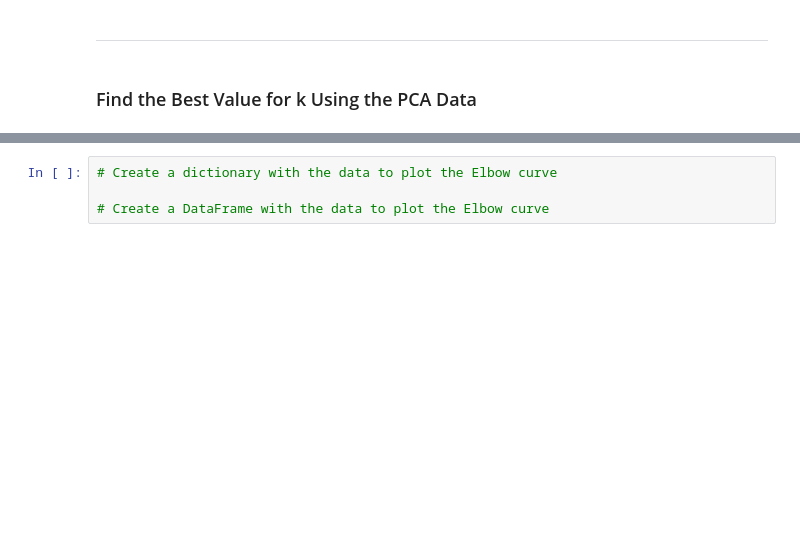
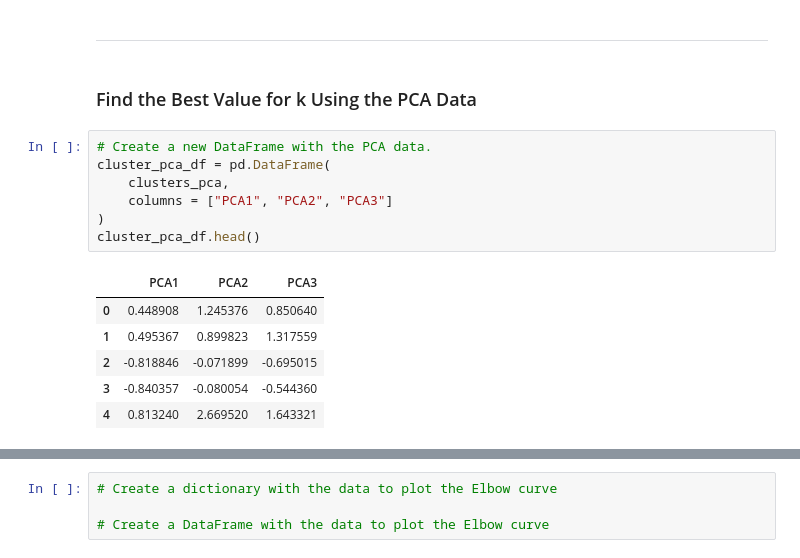
Before and after one commit to msi33/CryptoClustering, a Jupyter notebook: Starter_Code/Crypto_Clustering.ipynb, the cells around one changed output, grey strips where cells are left out. Cells and saved outputs as stored; diff of their text form; blank space fills up the shorter version.

```diff
--- a/Starter_Code/Crypto_Clustering.ipynb
+++ b/Starter_Code/Crypto_Clustering.ipynb
@@ -299,3 +299,17 @@ sum(pca.explained_variance_ratio_)
 ---
 # %% [markdown]
 ### Find the Best Value for k Using the PCA Data
+# %%
+# Create a new DataFrame with the PCA data.
+cluster_pca_df = pd.DataFrame(
+    clusters_pca,
+    columns = ["PCA1", "PCA2", "PCA3"]
+)
+cluster_pca_df.head()
+# %% [output]
+|  | PCA1 | PCA2 | PCA3 |
+| 0 | 0.448908 | 1.245376 | 0.850640 |
+| 1 | 0.495367 | 0.899823 | 1.317559 |
+| 2 | -0.818846 | -0.071899 | -0.695015 |
+| 3 | -0.840357 | -0.080054 | -0.544360 |
+| 4 | 0.813240 | 2.669520 | 1.643321 |
```
Also changed, not shown: parts of 4 cells of this notebook.
